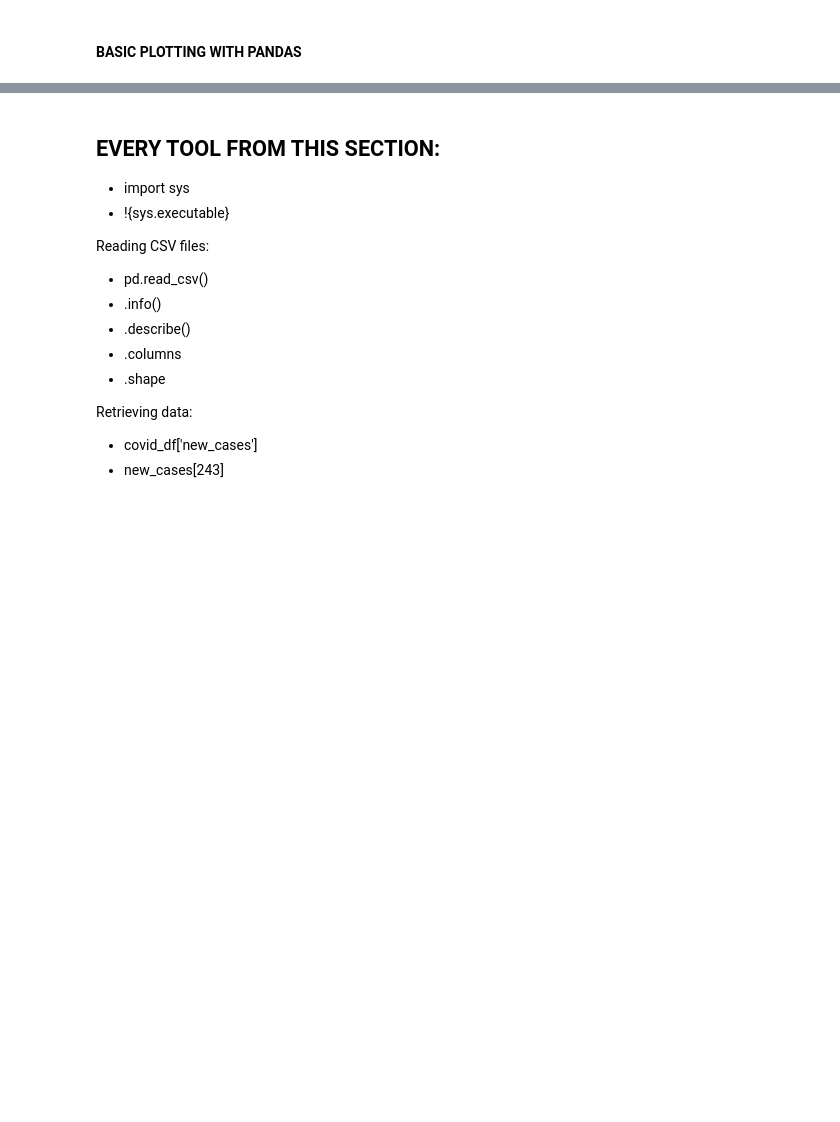
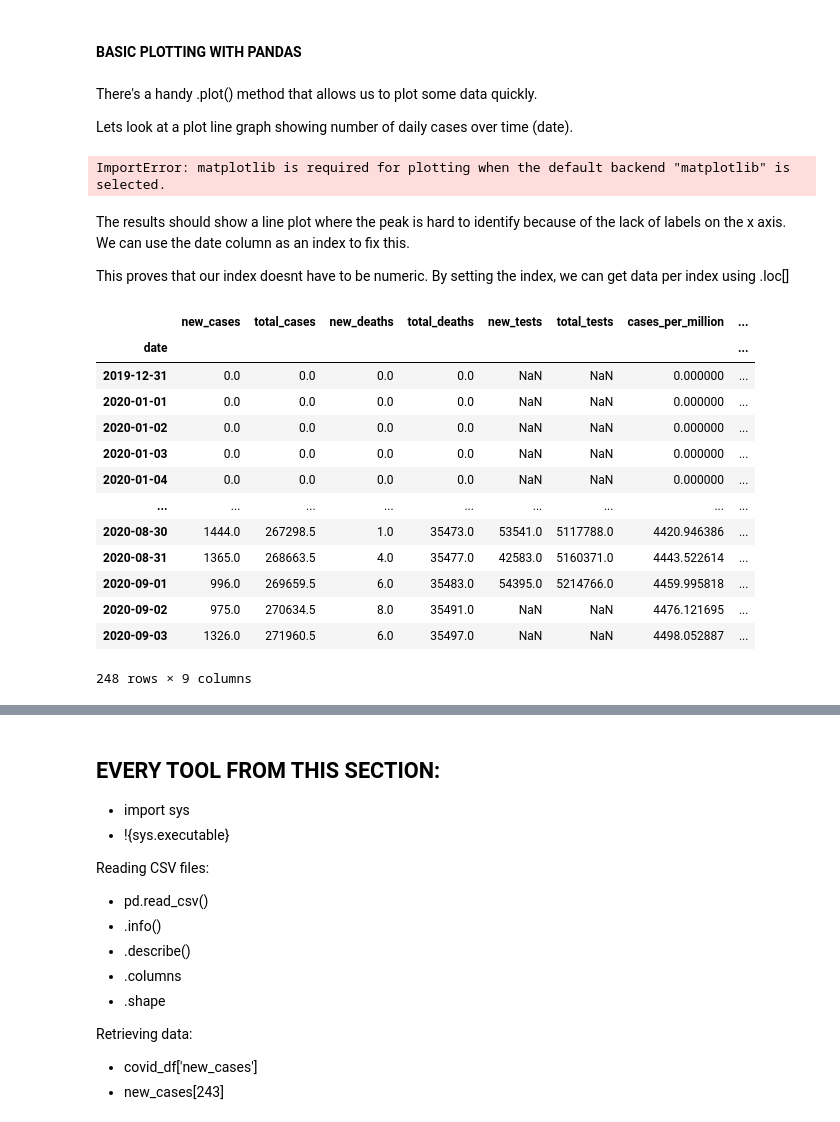
Before and after one commit to veronicasb/data_analysis, a Jupyter notebook: lesson4_analyzing_data.ipynb, the cells around one changed output, grey strips where cells are left out. Cells and saved outputs as stored; diff of their text form; code cells hidden in the pictures; blank space fills up the shorter version.

Commit message:
Lecture 4: finished lecture
Of "Data Analysis with Python Course" (5:52) from freeCodeCamp.org

```diff
--- a/lesson4_analyzing_data.ipynb
+++ b/lesson4_analyzing_data.ipynb
@@ -883,3 +883,33 @@ result_df.to_csv('per_million_calculations.csv', index=False)
 "index" is an argument that allows us to include an index (ID) column along with our data.
 # %% [markdown]
 #### BASIC PLOTTING WITH PANDAS
+# %% [markdown]
+There's a handy .plot() method that allows us to plot some data quickly.
+
+Lets look at a plot line graph showing number of daily cases over time (date).
+# %%
+result_df['new_cases'].plot()
+# %% [output]
+ImportError: matplotlib is required for plotting when the default backend "matplotlib" is selected.
+# %% [markdown]
+The results should show a line plot where the peak is hard to identify because of the lack of labels on the x axis. We can use the date column as an index to fix this.
+
+This proves that our index doesnt have to be numeric. By setting the index, we can get data per index using .loc[]
+# %%
+result_df.set_index('date', inplace=True)
+result_df
+# %% [output]
+|  | new_cases | total_cases | new_deaths | total_deaths | new_tests | total_tests | cases_per_million | ... |
+| date |  |  |  |  |  |  |  | ... |
+| 2019-12-31 | 0.0 | 0.0 | 0.0 | 0.0 | NaN | NaN | 0.000000 | ... |
+| 2020-01-01 | 0.0 | 0.0 | 0.0 | 0.0 | NaN | NaN | 0.000000 | ... |
+| 2020-01-02 | 0.0 | 0.0 | 0.0 | 0.0 | NaN | NaN | 0.000000 | ... |
+| 2020-01-03 | 0.0 | 0.0 | 0.0 | 0.0 | NaN | NaN | 0.000000 | ... |
+| 2020-01-04 | 0.0 | 0.0 | 0.0 | 0.0 | NaN | NaN | 0.000000 | ... |
+| ... | ... | ... | ... | ... | ... | ... | ... | ... |
+| 2020-08-30 | 1444.0 | 267298.5 | 1.0 | 35473.0 | 53541.0 | 5117788.0 | 4420.946386 | ... |
+| 2020-08-31 | 1365.0 | 268663.5 | 4.0 | 35477.0 | 42583.0 | 5160371.0 | 4443.522614 | ... |
+| 2020-09-01 | 996.0 | 269659.5 | 6.0 | 35483.0 | 54395.0 | 5214766.0 | 4459.995818 | ... |
+| 2020-09-02 | 975.0 | 270634.5 | 8.0 | 35491.0 | NaN | NaN | 4476.121695 | ... |
+| 2020-09-03 | 1326.0 | 271960.5 | 6.0 | 35497.0 | NaN | NaN | 4498.052887 | ... |
+248 rows × 9 columns
```
Also changed, not shown: parts of 3 cells of this notebook.
